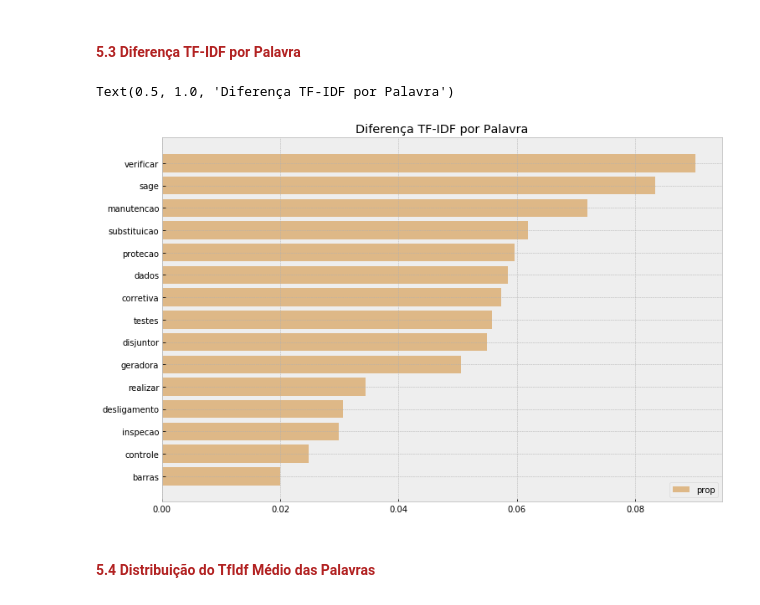
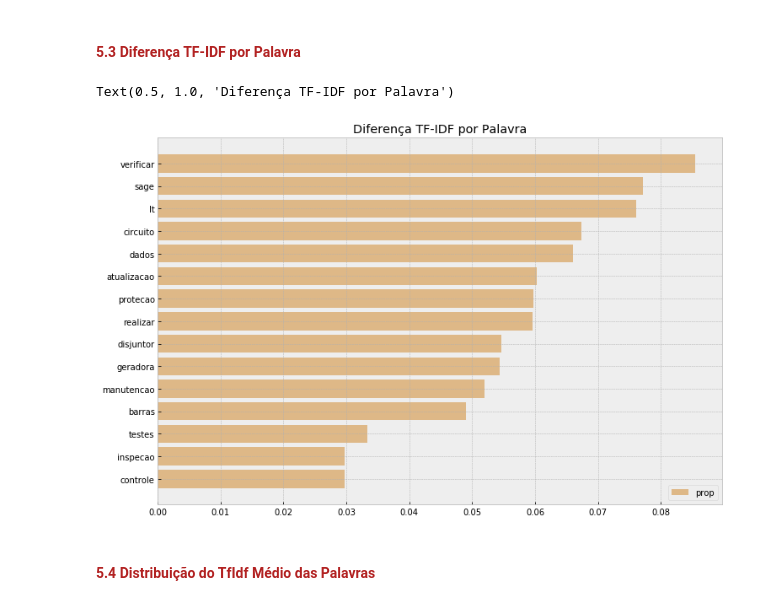
Before and after one commit to tciodaro/mit_data_science, a Jupyter notebook: Code/Analysis/feature_analysis.ipynb, the cells around one changed output. Saved outputs shown, nothing was run; the diff lists cells and outputs as text; code cells hidden in the pictures.

```diff
--- a/Code/Analysis/feature_analysis.ipynb
+++ b/Code/Analysis/feature_analysis.ipynb
@@ -229,24 +229,24 @@ Text(0.5, 1.0, 'Distribuição do TF-IDF Médio')
 # %%
 plt.figure(figsize=(12,8))
 
-idx = (dataframe['tip_supreal'] == 'oper').values
+idx = (dataframe['tip_supervisao'] == 'oper').values
 word_mean_neg = np.asarray(text_features[~idx].mean(axis=0))[0]
 word_mean_pos = np.asarray(text_features[ idx].mean(axis=0))[0]
 word_mean_diff = np.abs(word_mean_pos - word_mean_neg)
 
 idx = np.argsort(word_mean_diff)[-nshow:]
 vocabulary = np.array(list(vectorizer.vocabulary_.keys()))[idx].tolist()
 yaxis = np.arange(nshow)
 
 plt.barh(yaxis, word_mean_diff[idx], label='prop', color='#DEB887')
 plt.yticks(yaxis, vocabulary)
 
 plt.legend()
 plt.title('Diferença TF-IDF por Palavra')
 #plt.xlabel('TfIdf médio')
 # %% [output]
 Text(0.5, 1.0, 'Diferença TF-IDF por Palavra')
-[figure, old version]
+[figure, new version]
 # %% [markdown]
 #### <span style="color:#B22222">**5.4 Distribuição do TfIdf Médio das Palavras**</span>
 # %%
```
Also changed, not shown: parts of 14 cells of this notebook, 52 other files.
